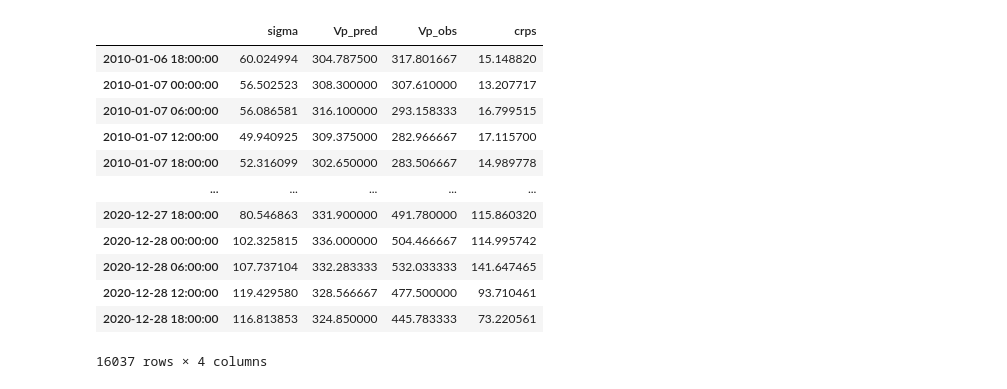
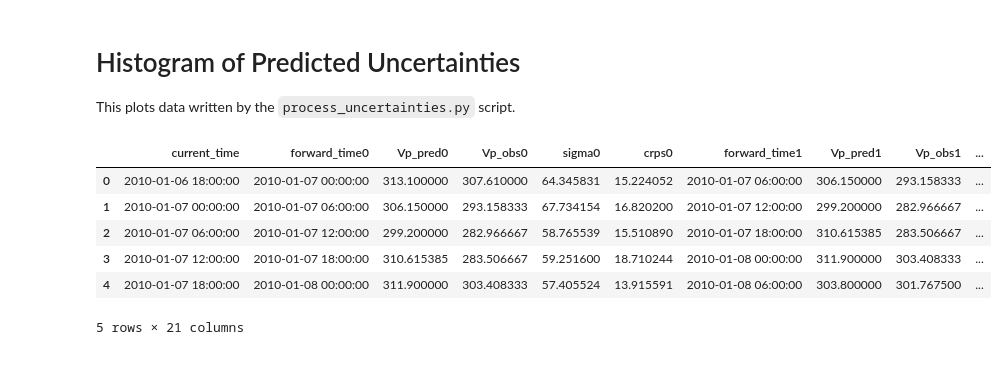
Before and after one commit to ddasilva/wsa_knn_uncertainty_v2, a Jupyter notebook: notebooks/CRPS Summary.ipynb, the cells around one changed output. Saved outputs shown, nothing was run; the diff lists cells and outputs as text; code cells hidden in the pictures.

```diff
--- a/notebooks/CRPS Summary.ipynb
+++ b/notebooks/CRPS Summary.ipynb
@@ -25,16 +1,4 @@ df_crps
-# %%
-dfs_window[
-# %% [output]
-|  | sigma | Vp_pred | Vp_obs | crps |
-| 2010-01-06 18:00:00 | 60.024994 | 304.787500 | 317.801667 | 15.148820 |
-| 2010-01-07 00:00:00 | 56.502523 | 308.300000 | 307.610000 | 13.207717 |
-| 2010-01-07 06:00:00 | 56.086581 | 316.100000 | 293.158333 | 16.799515 |
-| 2010-01-07 12:00:00 | 49.940925 | 309.375000 | 282.966667 | 17.115700 |
-| 2010-01-07 18:00:00 | 52.316099 | 302.650000 | 283.506667 | 14.989778 |
-| ... | ... | ... | ... | ... |
-| 2020-12-27 18:00:00 | 80.546863 | 331.900000 | 491.780000 | 115.860320 |
-| 2020-12-28 00:00:00 | 102.325815 | 336.000000 | 504.466667 | 114.995742 |
-| 2020-12-28 06:00:00 | 107.737104 | 332.283333 | 532.033333 | 141.647465 |
-| 2020-12-28 12:00:00 | 119.429580 | 328.566667 | 477.500000 | 93.710461 |
-| 2020-12-28 18:00:00 | 116.813853 | 324.850000 | 445.783333 | 73.220561 |
-16037 rows × 4 columns
+# %% [markdown]
+# Histogram of Predicted Uncertainties
+
+This plots data written by the `process_uncertainties.py` script.
@@ -40,0 +17,15 @@ dfs_window[
+# %%
+dfs = {}
+
+for i in range(MIN_DAYSAHEAD, MAX_DAYSAHEAD + 1):
+    dfs[i] = pd.read_csv(f'../data/processed/processed_daysahead{i}_R000.csv')
+
+dfs[1] .head()
+# %% [output]
+|  | current_time | forward_time0 | Vp_pred0 | Vp_obs0 | sigma0 | crps0 | forward_time1 | Vp_pred1 | Vp_obs1 | ... |
+| 0 | 2010-01-06 18:00:00 | 2010-01-07 00:00:00 | 313.100000 | 307.610000 | 64.345831 | 15.224052 | 2010-01-07 06:00:00 | 306.150000 | 293.158333 | ... |
+| 1 | 2010-01-07 00:00:00 | 2010-01-07 06:00:00 | 306.150000 | 293.158333 | 67.734154 | 16.820200 | 2010-01-07 12:00:00 | 299.200000 | 282.966667 | ... |
+| 2 | 2010-01-07 06:00:00 | 2010-01-07 12:00:00 | 299.200000 | 282.966667 | 58.765539 | 15.510890 | 2010-01-07 18:00:00 | 310.615385 | 283.506667 | ... |
+| 3 | 2010-01-07 12:00:00 | 2010-01-07 18:00:00 | 310.615385 | 283.506667 | 59.251600 | 18.710244 | 2010-01-08 00:00:00 | 311.900000 | 303.408333 | ... |
+| 4 | 2010-01-07 18:00:00 | 2010-01-08 00:00:00 | 311.900000 | 303.408333 | 57.405524 | 13.915591 | 2010-01-08 06:00:00 | 303.800000 | 301.767500 | ... |
+5 rows × 21 columns
```
Also changed, not shown: parts of 5 cells of this notebook, 6 other files.
